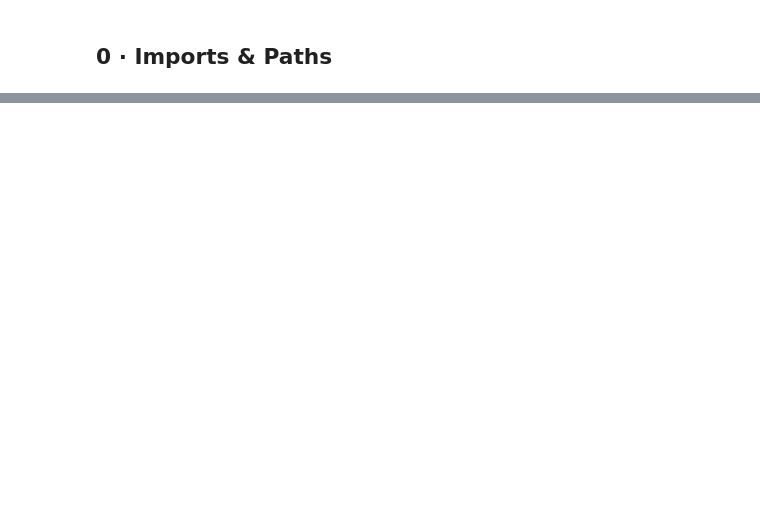
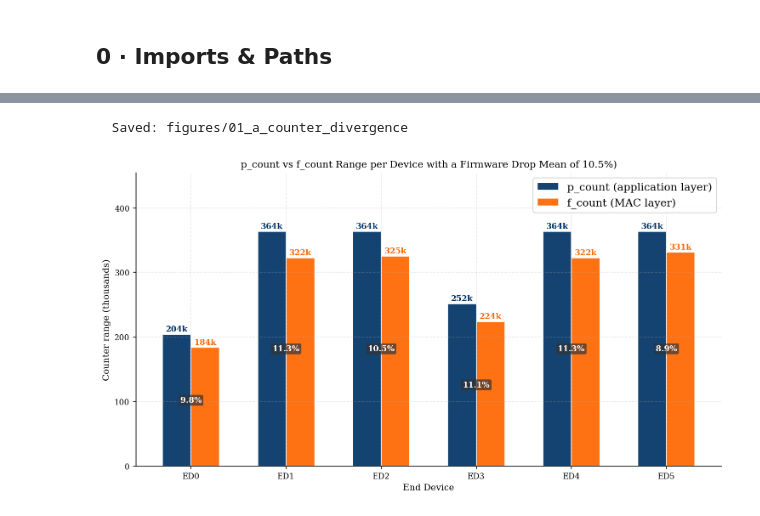
Before and after one commit to vincentmworia/Master-Thesis-Reliability-Analysis-of-Indoor-LoRaWAN-Links-using-packet-counter-reconstruction, a Jupyter notebook: notebooks/01_Packet-Counter_Reconstruction.ipynb, the cells around one changed output, grey strips where cells are left out. Cells and saved outputs as stored; diff of their text form; code cells hidden in the pictures; blank space fills up the shorter version.

```diff
--- a/notebooks/01_Packet-Counter_Reconstruction.ipynb
+++ b/notebooks/01_Packet-Counter_Reconstruction.ipynb
@@ -661,0 +307,18 @@ Next  : 02_events.ipynb
+# %%
+# Divergence computed on clean data — resets and outage intervals excluded
+df_clean = df[~df['is_reset'] & ~df['is_outage']]
+
+div = df_clean.groupby('device_id').agg(
+    p_range=('p_count', lambda x: x.max() - x.min()),
+    f_range=('f_count', lambda x: x.max() - x.min()),
+).reset_index()
+div['divergence'] = div['p_range'] - div['f_range']
+div['pct']        = (div['divergence'] / div['p_range'] * 100).round(1)
+mean_pct          = div['pct'].mean()
+
+print(f'{"Device":<8} {"p_range":>10} {"f_range":>10} {"divergence":>12} {"fw drop rate":>13}')
+print('-' * 58)
+for _, row in div.iterrows():
+    print(f'{row["device_id"]:<8} {int(row["p_range"]):>10,} '
+          f'{int(row["f_range"]):>10,} {int(row["divergence"]):>12,} {row["pct"]:>12.1f}%')
+print(f'\nDeployment-wide mean firmware drop rate: {mean_pct:.1f}%')
@@ -661,0 +336,49 @@ Next  : 02_events.ipynb
+# %%
+# Fig 01_a — p_count vs f_count divergence with fw drop rate annotated
+DEVICES_D = div['device_id'].tolist()
+x = np.arange(len(DEVICES_D))
+w = 0.3
+
+fig, ax = plt.subplots(figsize=(10, 5.5))
+
+b1 = ax.bar(x - w/2, div['p_range']/1000, w, color='#003366',
+            alpha=0.92, edgecolor='white', label='p_count (application layer)')
+b2 = ax.bar(x + w/2, div['f_range']/1000, w, color='#FF6600',
+            alpha=0.92, edgecolor='white', label='f_count (MAC layer)')
+
+for bar_p, bar_f, row in zip(b1, b2, div.itertuples()):
+    p_val = row.p_range / 1000
+    f_val = row.f_range / 1000
+
+    # p_count value on top
+    ax.text(bar_p.get_x() + bar_p.get_width()/2, p_val + 2,
+            f'{p_val:.0f}k', ha='center', va='bottom',
+            fontsize=9, color='#003366', fontweight='bold')
+
+    # f_count value on top
+    ax.text(bar_f.get_x() + bar_f.get_width()/2, f_val + 2,
+            f'{f_val:.0f}k', ha='center', va='bottom',
+            fontsize=9, color='#FF6600', fontweight='bold')
+
+    # fw drop rate annotated between the two bars
+    mid_x = (bar_p.get_x() + bar_p.get_width() + bar_f.get_x()) / 2
+    ax.text(mid_x, max(p_val, f_val) * 0.5,
+            f'{row.pct:.1f}%', ha='center', va='center',
+            fontsize=9, fontweight='bold', color='white',
+            bbox=dict(boxstyle='round,pad=0.2',
+                      facecolor='#333333', alpha=0.7,
+                      edgecolor='none'))
+
+ax.set_xticks(x)
+ax.set_xticklabels(DEVICES_D)
+ax.set_ylabel('Counter range (thousands)')
+ax.set_xlabel('End Device')
+ax.set_title(f'p_count vs f_count Range per Device with a Firmware Drop Mean of {mean_pct:.1f}%)')
+ax.legend(fontsize=12, loc='upper right')
+ax.margins(y=0.25,x=0.05)
+
+fig.tight_layout()
+save_fig(fig, '01_a_counter_divergence')
+# %% [output]
+  Saved: figures/01_a_counter_divergence
+[figure, added]
```
Also changed, not shown: parts of 44 cells of this notebook.
